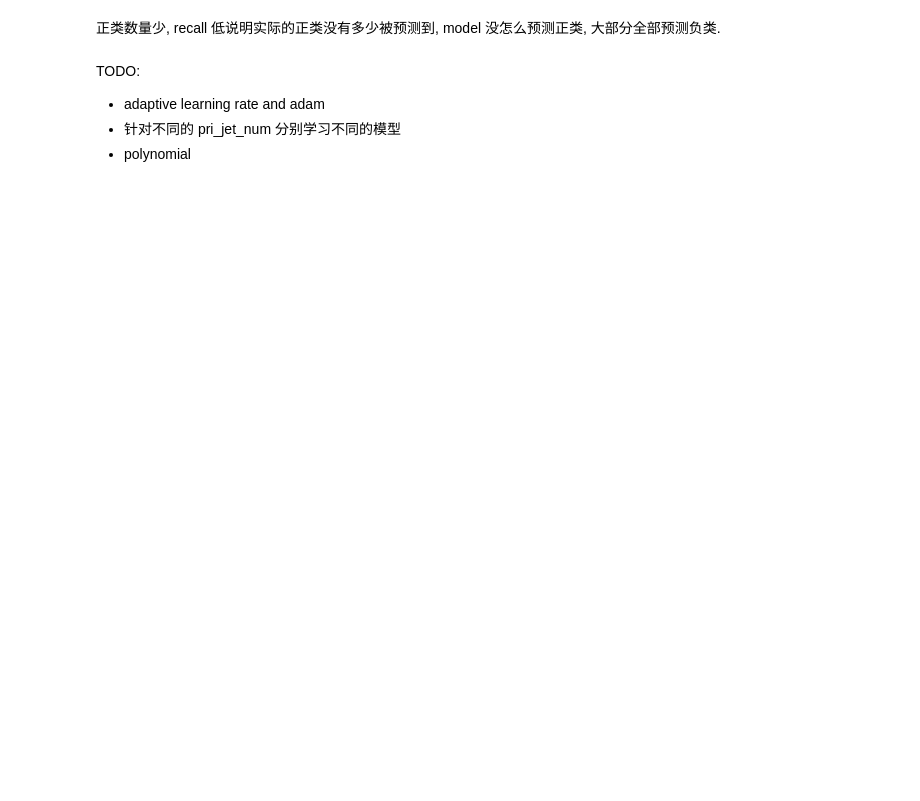
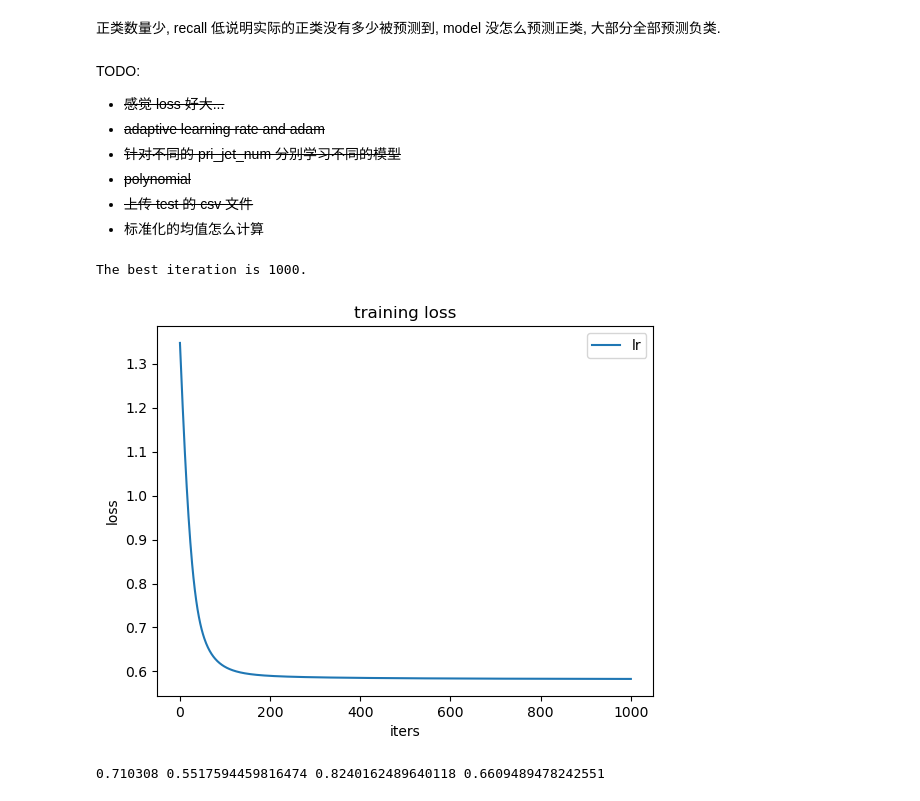
Before and after one commit to CS-433/ml-project-1-404notfound, a Jupyter notebook: playground.ipynb, the cells around one changed output. Drawn from its saved outputs; the diff is of its cells as text; code cells hidden in the pictures; blank space fills up the shorter version.

```diff
--- a/playground.ipynb
+++ b/playground.ipynb
@@ -215,6 +215,9 @@ print(accuracy, precision, recall, f1_score)
 # %% [markdown]
 TODO:
 
-- adaptive learning rate and adam
-- 针对不同的 pri_jet_num 分别学习不同的模型
-- polynomial
+- ~~感觉 loss 好大...~~
+- ~~adaptive learning rate and adam~~
+- ~~针对不同的 pri_jet_num 分别学习不同的模型~~
+- ~~polynomial~~
+- ~~上传 test 的 csv 文件~~
+- 标准化的均值怎么计算
@@ -220,0 +296,11 @@ TODO:
+# %%
+w, loss = reg_logistic_regression_plot(y, tx, LAMBDA, initial_w, 1000, 0.1)
+# %% [output]
+The best iteration is 1000.
+[figure, added]
+# %%
+y_pred = predict_logistic(tx, w)
+accuracy, precision, recall, f1_score = compute_metrics(y, y_pred)
+print(accuracy, precision, recall, f1_score)
+# %% [output]
+0.710308 0.5517594459816474 0.8240162489640118 0.6609489478242551
```
Also changed, not shown: parts of 23 cells of this notebook, 10 other files.
